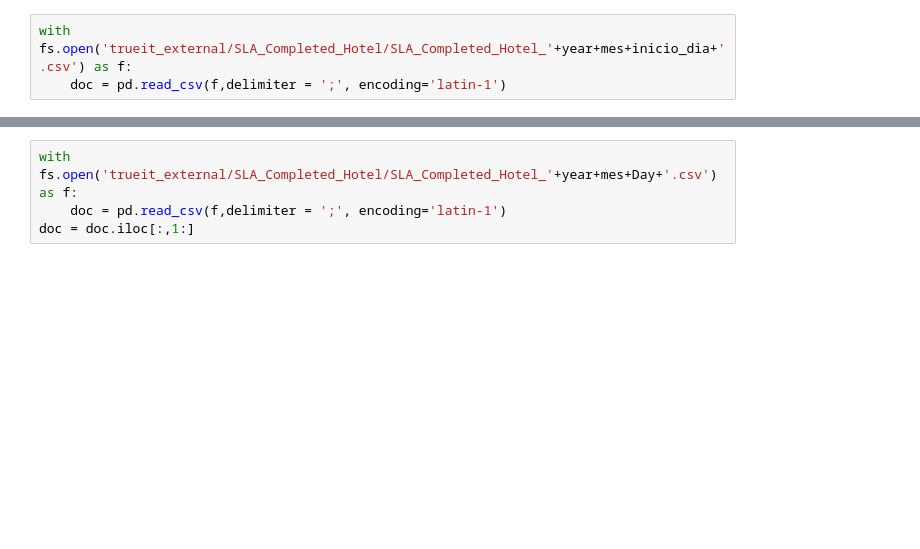
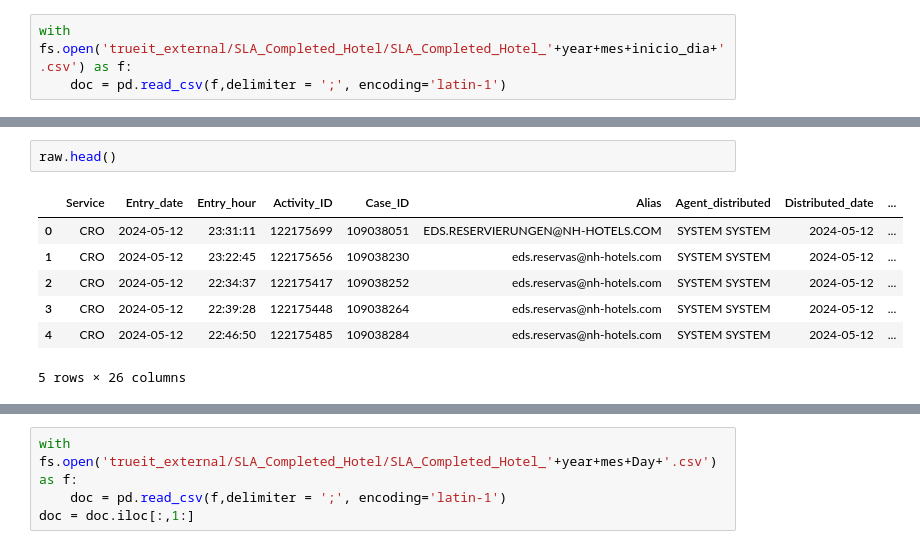
Before and after one commit to ejgarciaminor/Useful_Scripts, a Jupyter notebook: CRO Scripts/Bucle_upload_TrueIt_Data.ipynb, the cells around one changed output, grey strips where cells are left out. Cells and saved outputs as stored; diff of their text form; blank space fills up the shorter version.

```diff
--- a/CRO Scripts/Bucle_upload_TrueIt_Data.ipynb
+++ b/CRO Scripts/Bucle_upload_TrueIt_Data.ipynb
@@ -53,0 +3061,10 @@ doc.head()
+# %%
+raw.head()
+# %% [output]
+|  | Service | Entry_date | Entry_hour | Activity_ID | Case_ID | Alias | Agent_distributed | Distributed_date | ... |
+| 0 | CRO | 2024-05-12 | 23:31:11 | 122175699 | 109038051 | EDS.RESERVIERUNGEN@NH-HOTELS.COM | SYSTEM SYSTEM | 2024-05-12 | ... |
+| 1 | CRO | 2024-05-12 | 23:22:45 | 122175656 | 109038230 | eds.reservas@nh-hotels.com | SYSTEM SYSTEM | 2024-05-12 | ... |
+| 2 | CRO | 2024-05-12 | 22:34:37 | 122175417 | 109038252 | eds.reservas@nh-hotels.com | SYSTEM SYSTEM | 2024-05-12 | ... |
+| 3 | CRO | 2024-05-12 | 22:39:28 | 122175448 | 109038264 | eds.reservas@nh-hotels.com | SYSTEM SYSTEM | 2024-05-12 | ... |
+| 4 | CRO | 2024-05-12 | 22:46:50 | 122175485 | 109038284 | eds.reservas@nh-hotels.com | SYSTEM SYSTEM | 2024-05-12 | ... |
+5 rows × 26 columns
```
Also changed, not shown: parts of 8 cells of this notebook, 1 other file.
